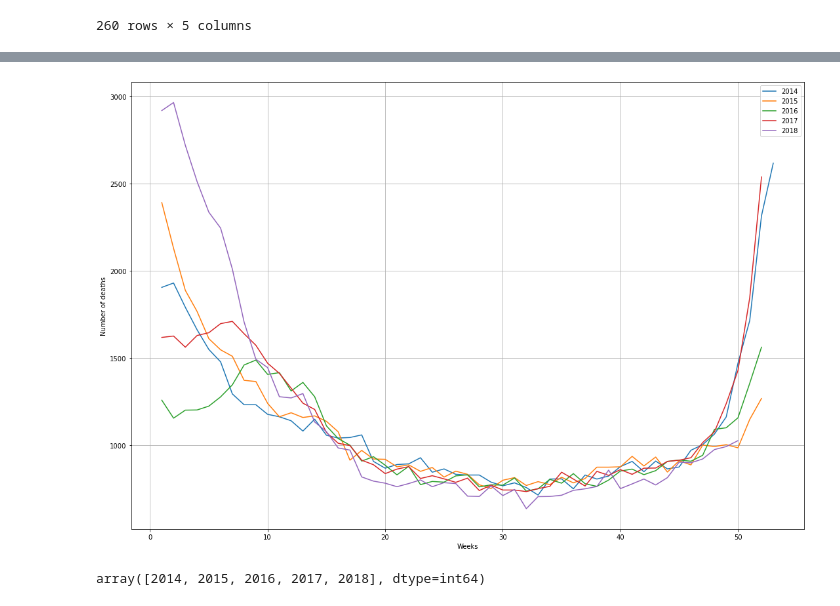
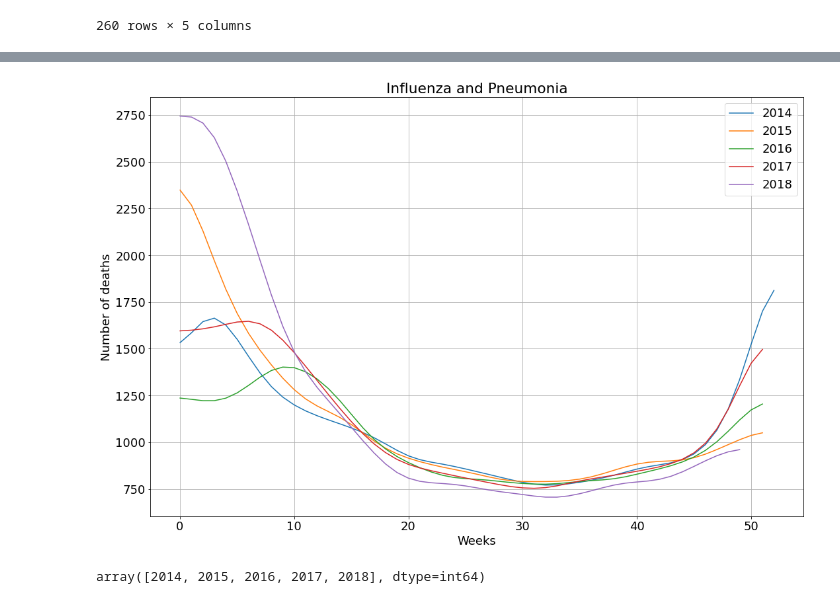
Before and after one commit to adreyzin/CapstoneTwoRepo, a Jupyter notebook: Weekly Counts of Deaths by State and Select Causes, 2014-2018.ipynb, the cells around one changed output, grey strips where cells are left out. Cells and saved outputs as stored; diff of their text form; code cells hidden in the pictures.

```diff
--- a/Weekly Counts of Deaths by State and Select Causes, 2014-2018.ipynb
+++ b/Weekly Counts of Deaths by State and Select Causes, 2014-2018.ipynb
@@ -312,3 +383,5 @@ df['Winter'] = (df['WeekEndDate'].apply(season) == 'Winter').astype('int32')
 df['Spring'] = (df['WeekEndDate'].apply(season) == 'Spring').astype('int32')
 df['Summer'] = (df['WeekEndDate'].apply(season) == 'Summer').astype('int32')
 df['Fall'] = (df['WeekEndDate'].apply(season) == 'Fall').astype('int32')
+# %%
+df['Season'] = df.apply(lambda x: season(x['WeekEndDate']), axis=1)
@@ -401,0 +583,19 @@ df.head()
+# %%
+#Plot Predicted numbers for Heart Desease weekly death rates
+fig, ax = plt.subplots(figsize=(15,10))
+plt.axes
+plt.title('Heart Desease')
+
+for year in df['Year'].unique():
+    df_year=df[(df['Year']==year)]
+    ysmoothed = gaussian_filter1d(df_year.groupby(['Week'])['Heart'].sum(), sigma=2)
+    ax.plot(ysmoothed,label=year)
+
+
+fig.tight_layout()
+plt.grid('on')
+plt.legend()
+plt.xlabel('Weeks')
+plt.ylabel('Number of deaths')
+plt.rc('font', size=18)
+plt.show()
@@ -401,0 +604,19 @@ df.head()
+# %%
+#Plot Predicted numbers for Cancer weekly death rates
+fig, ax = plt.subplots(figsize=(15,10))
+plt.axes
+plt.title('Cancer')
+
+for year in df['Year'].unique():
+    df_year=df[(df['Year']==year)]
+    ysmoothed = gaussian_filter1d(df_year.groupby(['Week'])['Cancer'].sum(), sigma=2)
+    ax.plot(ysmoothed,label=year)
+
+
+fig.tight_layout()
+plt.grid('on')
+plt.legend()
+plt.xlabel('Weeks')
+plt.ylabel('Number of deaths')
+plt.rc('font', size=18)
+plt.show()
@@ -402,22 +646,24 @@ df.head()
 # %%
 #Plot Predicted numbers for Influenza/Pneumonia weekly death rates
 fig, ax = plt.subplots(figsize=(15,10))
 plt.axes
+plt.title('Influenza and Pneumonia')
 
 for year in df['Year'].unique():
     df_year=df[(df['Year']==year)]
-    ax.plot(df_year.groupby(['Week'])['NextWeekInfluenzaPneumonia'].sum(),label=year)
+    ysmoothed = gaussian_filter1d(df_year.groupby(['Week'])['Influenza_Pneumonia'].sum(), sigma=2)
+    ax.plot(ysmoothed,label=year)
 
 
 fig.tight_layout()
 plt.grid('on')
 plt.legend()
 plt.xlabel('Weeks')
 plt.ylabel('Number of deaths')
 plt.rc('font', size=18)
 plt.show()
 # %% [output]
-[figure, old version]
+[figure, new version]
 # %%
 #List of years in the dataset
 df['Year'].unique()
```
Also changed, not shown: parts of 40 cells of this notebook, 1 other file.
